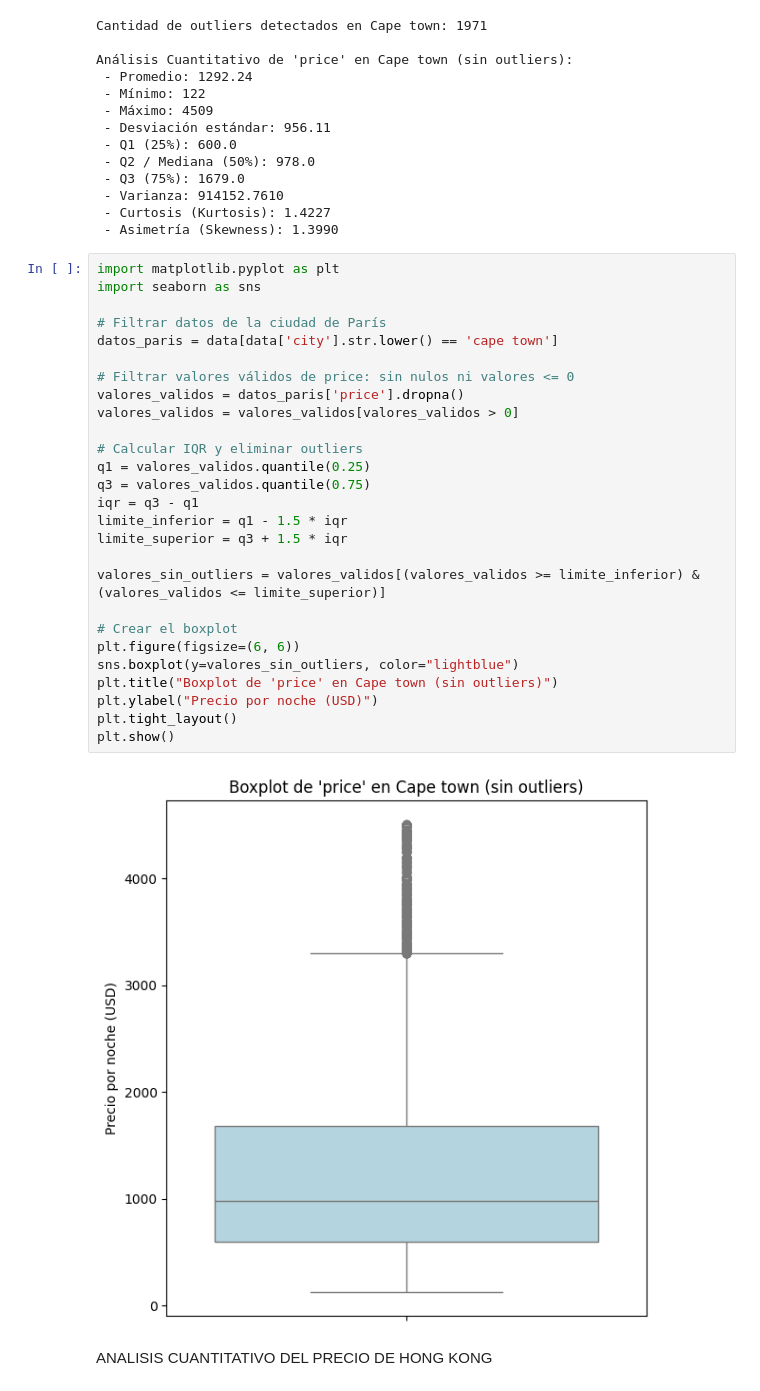
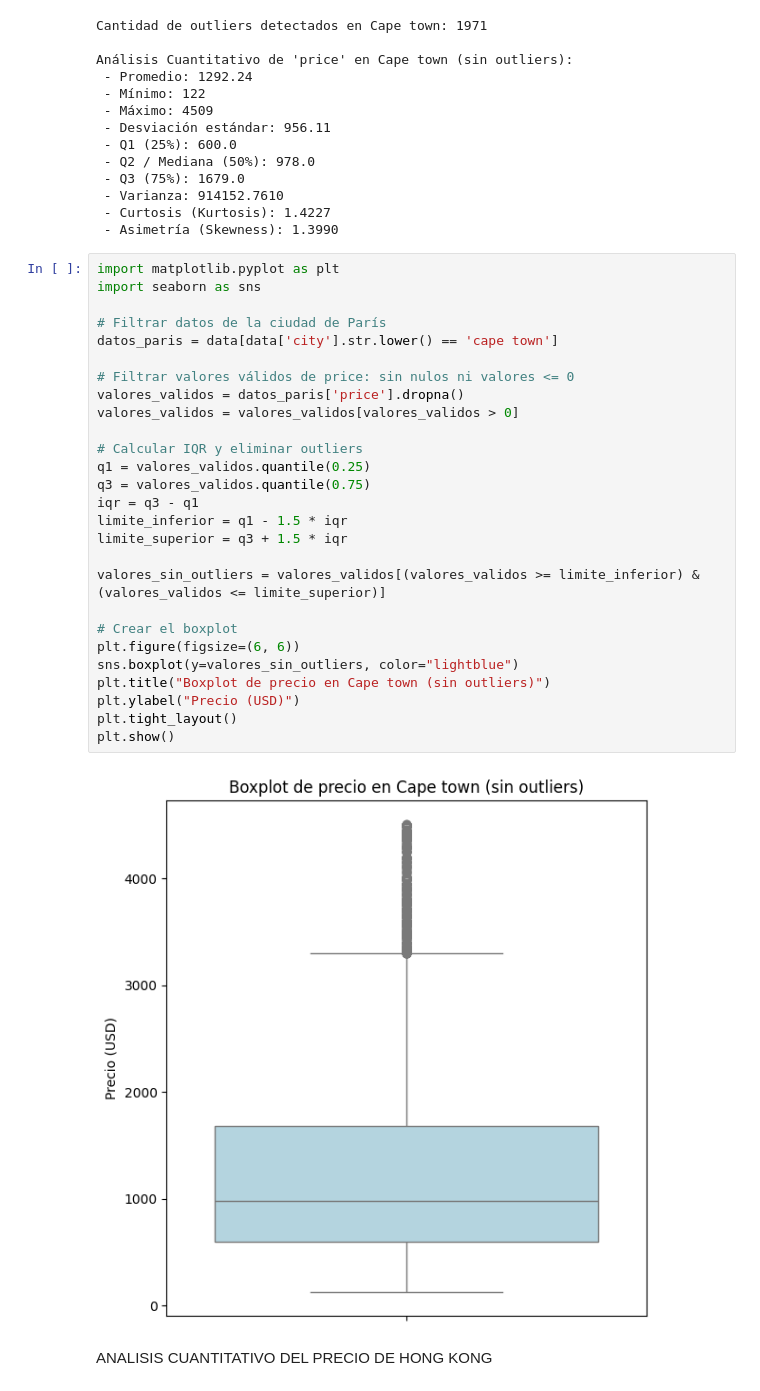
Before and after one commit to f3rn1nd1/EDA-LISTINGS, a Jupyter notebook: AirBnB_V2/2_EDA/price.ipynb, the cells around one changed output. Drawn from its saved outputs; the diff is of its cells as text.

```diff
--- a/AirBnB_V2/2_EDA/price.ipynb
+++ b/AirBnB_V2/2_EDA/price.ipynb
@@ -1521,32 +1762,32 @@ Análisis Cuantitativo de 'price' en Cape town (sin outliers):
 # %%
 import matplotlib.pyplot as plt
 import seaborn as sns
 
 # Filtrar datos de la ciudad de París
 datos_paris = data[data['city'].str.lower() == 'cape town']
 
 # Filtrar valores válidos de price: sin nulos ni valores <= 0
 valores_validos = datos_paris['price'].dropna()
 valores_validos = valores_validos[valores_validos > 0]
 
 # Calcular IQR y eliminar outliers
 q1 = valores_validos.quantile(0.25)
 q3 = valores_validos.quantile(0.75)
 iqr = q3 - q1
 limite_inferior = q1 - 1.5 * iqr
 limite_superior = q3 + 1.5 * iqr
 
 valores_sin_outliers = valores_validos[(valores_validos >= limite_inferior) & (valores_validos <= limite_superior)]
 
 # Crear el boxplot
 plt.figure(figsize=(6, 6))
 sns.boxplot(y=valores_sin_outliers, color="lightblue")
-plt.title("Boxplot de 'price' en Cape town (sin outliers)")
-plt.ylabel("Precio por noche (USD)")
+plt.title("Boxplot de precio en Cape town (sin outliers)")
+plt.ylabel("Precio (USD)")
 plt.tight_layout()
 plt.show()
 # %% [output]
-[figure, old version]
+[figure, new version]
 # %% [markdown]
 ANALISIS CUANTITATIVO DEL PRECIO DE HONG KONG
 # %%
```
Also changed, not shown: parts of 16 cells of this notebook, 18 other files.
